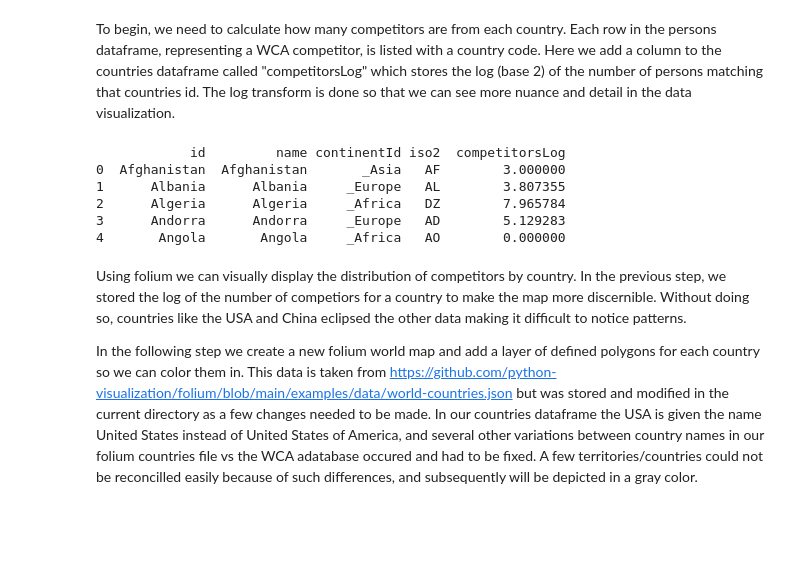
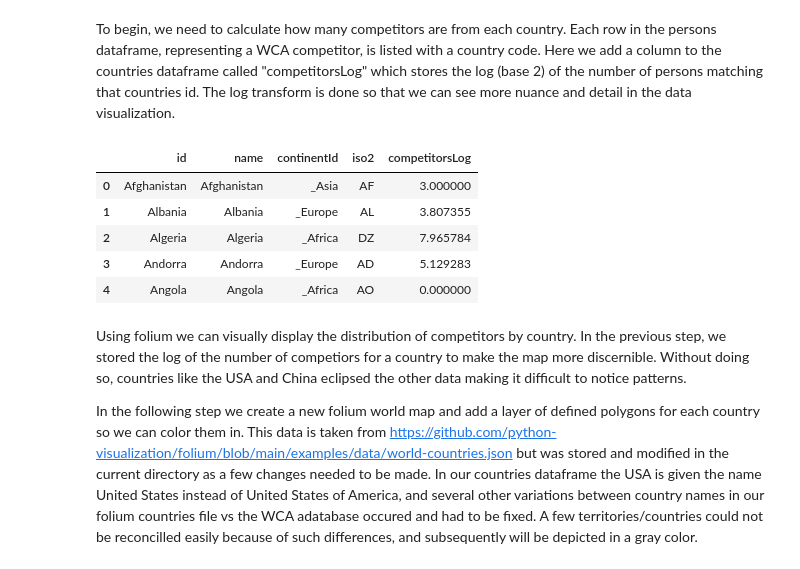
Before and after one commit to seanbelke/CMSC320-Final-Tutorial, a Jupyter notebook: wca-analysis.ipynb, the cells around one changed output. Saved outputs shown, nothing was run; the diff lists cells and outputs as text; code cells hidden in the pictures; blank space fills up the shorter version.

```diff
--- a/wca-analysis.ipynb
+++ b/wca-analysis.ipynb
@@ -130,27 +139,28 @@ To begin, we need to calculate how many competitors are from each country. Each
 # %%
 import math
 import folium
 
 #   id | name | continentId | iso2
 df_countries = pd.read_csv("WCA_export_Countries.tsv", sep = '\t', low_memory=False)
 
 #   id | subId | name | countryId | gender
 df_persons = pd.read_csv("WCA_export_Persons.tsv", sep = '\t', low_memory=False)
 
 country_occurences  = df_persons.countryId.value_counts()
 for i, row in df_countries.iterrows():
     if row["name"] in country_occurences.keys():
         df_countries.at[i, "competitorsLog"] = math.log2(float(country_occurences[row["name"]]))
     else:
         df_countries.at[i, "competitorsLog"] = 0.0
-print(df_countries.head())
+
+df_countries.head()
 # %% [output]
-            id         name continentId iso2  competitorsLog
-0  Afghanistan  Afghanistan       _Asia   AF        3.000000
-1      Albania      Albania     _Europe   AL        3.807355
-2      Algeria      Algeria     _Africa   DZ        7.965784
-3      Andorra      Andorra     _Europe   AD        5.129283
-4       Angola       Angola     _Africa   AO        0.000000
+|  | id | name | continentId | iso2 | competitorsLog |
+| 0 | Afghanistan | Afghanistan | _Asia | AF | 3.000000 |
+| 1 | Albania | Albania | _Europe | AL | 3.807355 |
+| 2 | Algeria | Algeria | _Africa | DZ | 7.965784 |
+| 3 | Andorra | Andorra | _Europe | AD | 5.129283 |
+| 4 | Angola | Angola | _Africa | AO | 0.000000 |
 # %% [markdown]
 Using folium we can visually display the distribution of competitors by country. In the previous step, we stored the log of the number of competiors for a country to make the map more discernible. Without doing so, countries like the USA and China eclipsed the other data making it difficult to notice patterns.
 
```
Also changed, not shown: parts of 9 cells of this notebook.
